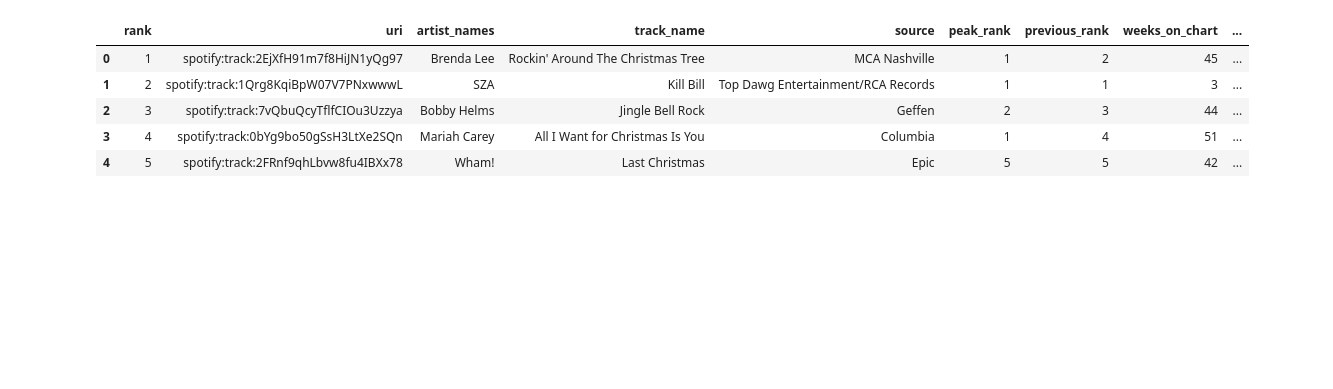
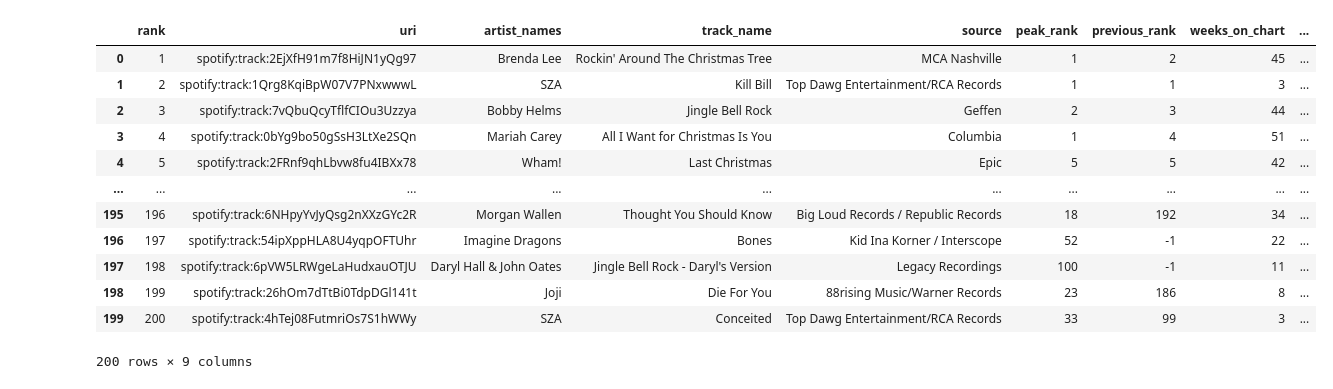
Before and after one commit to JLeigh101/Spotlight-on-Spotify, a Jupyter notebook: spotify_charts.ipynb, the cells around one changed output. Saved outputs shown, nothing was run; the diff lists cells and outputs as text; code cells hidden in the pictures; blank space fills up the shorter version.

```diff
--- a/spotify_charts.ipynb
+++ b/spotify_charts.ipynb
@@ -16,11 +27,18 @@ weekly_2023_01_12_df = pd.read_csv(weekly_2023_01_12)
 weekly_2023_01_19_df = pd.read_csv(weekly_2023_01_19)
 weekly_2023_01_26_df = pd.read_csv(weekly_2023_01_26)
 # %%
-weekly_2022_12_29_df.head()
+weekly_2022_12_29_df
 # %% [output]
 |  | rank | uri | artist_names | track_name | source | peak_rank | previous_rank | weeks_on_chart | ... |
 | 0 | 1 | spotify:track:2EjXfH91m7f8HiJN1yQg97 | Brenda Lee | Rockin' Around The Christmas Tree | MCA Nashville | 1 | 2 | 45 | ... |
 | 1 | 2 | spotify:track:1Qrg8KqiBpW07V7PNxwwwL | SZA | Kill Bill | Top Dawg Entertainment/RCA Records | 1 | 1 | 3 | ... |
 | 2 | 3 | spotify:track:7vQbuQcyTflfCIOu3Uzzya | Bobby Helms | Jingle Bell Rock | Geffen | 2 | 3 | 44 | ... |
 | 3 | 4 | spotify:track:0bYg9bo50gSsH3LtXe2SQn | Mariah Carey | All I Want for Christmas Is You | Columbia | 1 | 4 | 51 | ... |
 | 4 | 5 | spotify:track:2FRnf9qhLbvw8fu4IBXx78 | Wham! | Last Christmas | Epic | 5 | 5 | 42 | ... |
+| ... | ... | ... | ... | ... | ... | ... | ... | ... | ... |
+| 195 | 196 | spotify:track:6NHpyYvJyQsg2nXXzGYc2R | Morgan Wallen | Thought You Should Know | Big Loud Records / Republic Records | 18 | 192 | 34 | ... |
+| 196 | 197 | spotify:track:54ipXppHLA8U4yqpOFTUhr | Imagine Dragons | Bones | Kid Ina Korner / Interscope | 52 | -1 | 22 | ... |
+| 197 | 198 | spotify:track:6pVW5LRWgeLaHudxauOTJU | Daryl Hall & John Oates | Jingle Bell Rock - Daryl's Version | Legacy Recordings | 100 | -1 | 11 | ... |
+| 198 | 199 | spotify:track:26hOm7dTtBi0TdpDGl141t | Joji | Die For You | 88rising Music/Warner Records | 23 | 186 | 8 | ... |
+| 199 | 200 | spotify:track:4hTej08FutmriOs7S1hWWy | SZA | Conceited | Top Dawg Entertainment/RCA Records | 33 | 99 | 3 | ... |
+200 rows × 9 columns
```
Also changed, not shown: parts of 16 cells of this notebook, 6 other files.
